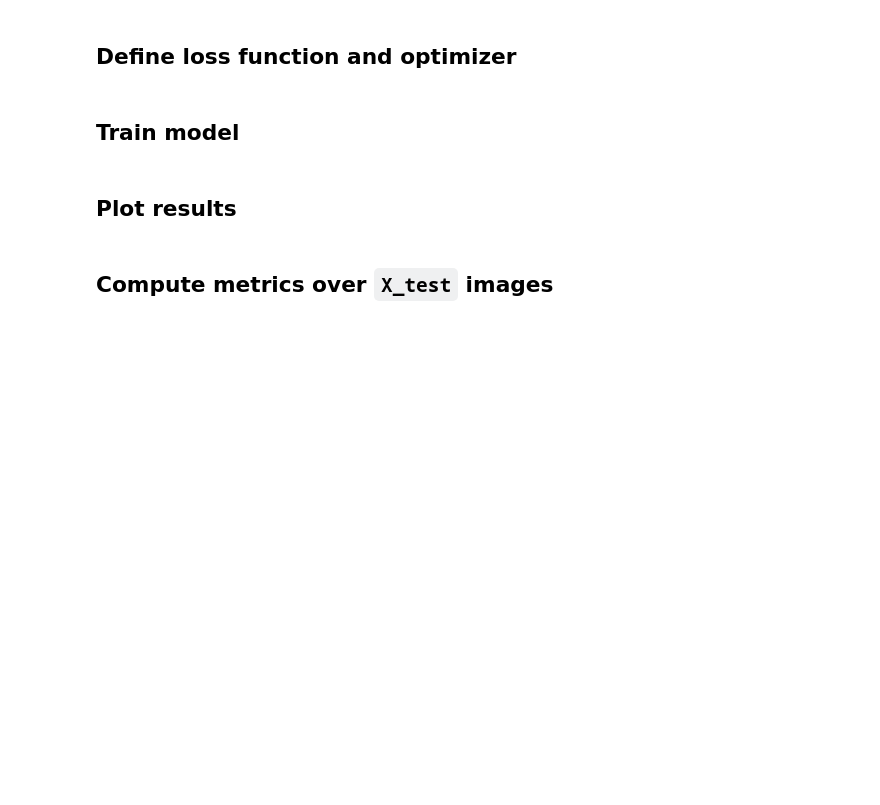
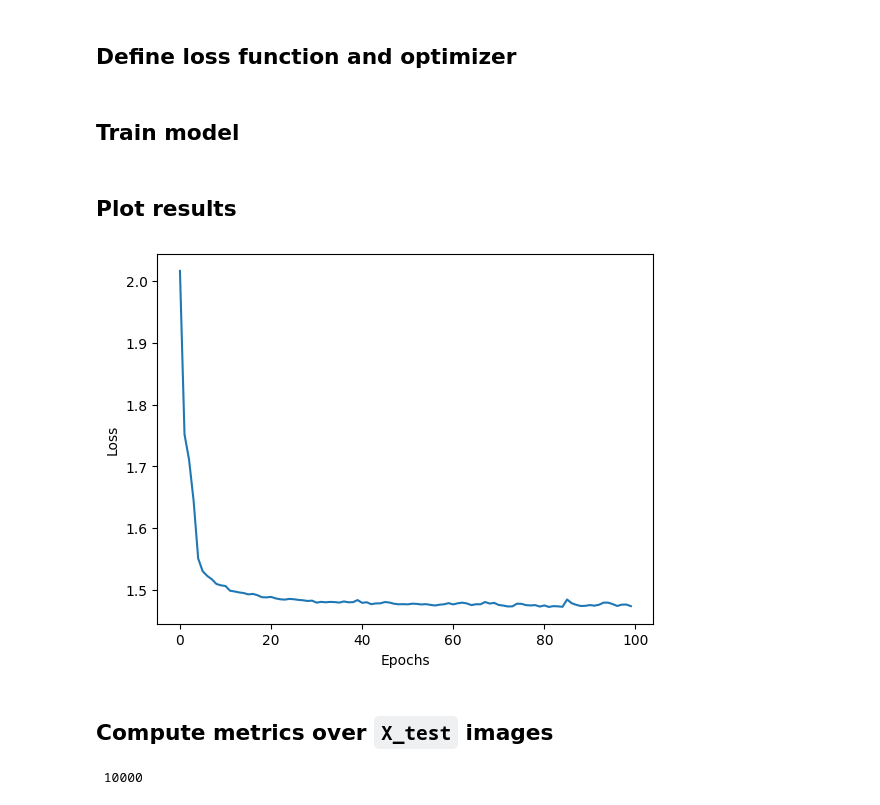
Before and after one commit to JuanJRP/machine_learning, a Jupyter notebook: Sem_10/MLP_pytorch.ipynb, the cells around one changed output. Saved outputs shown, nothing was run; the diff lists cells and outputs as text; code cells hidden in the pictures; blank space fills up the shorter version.

````diff
--- a/Sem_10/MLP_pytorch.ipynb
+++ b/Sem_10/MLP_pytorch.ipynb
@@ -115,8 +114,8 @@ Estimated Total Size (MB): 0.03
 # %% [markdown]
 ## Define loss function and optimizer
 # %%
-loss = nn.MSELoss()
-optimizer = torch.optim.Adam(model.parameters(), lr = _ )
+loss = nn.CrossEntropyLoss() # nn.MSELoss()
+optimizer = torch.optim.Adam(model.parameters(), lr = 1e-3) # torch.optim.SGD(model.parameters(), lr = 1e-1)
 # %% [markdown]
 ## Train model
 # %%
@@ -125,24 +124,25 @@ epochs = 100
 batch_size = 200 # We dont train the whole dataset at the time
 losses = []
 
-for _ : # Iterate over all the num of epochs
-  #
-  progress = _
+progress = tqdm(range(epochs), ncols=100);
+
+for epoch in progress : # Iterate over all the num of epochs
+
   batch_losses = 0
 
-  for _ : # Iterate over all batches of data
-    #
+  for batch_i in range(0, len(X_train), batch_size) : # Iterate over all batches of data
+
     # First step, take the data from the dataset
-    batch_X = _
-    batch_y = _
-    batch_X = torch.from_numpy(batch_X) # Convert to torch tensor to feed the graph
-    batch_y = torch.from_numpy(batch_y) # Convert to torch tensor to feed the graph
+    batch_X = X_train[ batch_i : batch_i + batch_size ]
+    batch_y = y_train[ batch_i : batch_i + batch_size ]
+    batch_X = torch.from_numpy(batch_X).to(torch.float32) # Convert to torch tensor to feed the graph
+    batch_y = torch.from_numpy(batch_y).to(torch.float32) # Convert to torch tensor to feed the graph
 
     # Zero the gradients
     optimizer.zero_grad()
 
     # Perform forward pass
-    predictions = _
+    predictions = model(batch_X)
 
     # Compute loss
     batch_loss = loss(predictions, batch_y)
@@ -156,19 +156,41 @@ for _ : # Iterate over all the num of epochs
     ## Accumulate loss to compute mean over all batches
     batch_losses += batch_loss.item()
 
-    # Compute time and show all progress
-    elapsed_time = time.time() - start_time
-    progress.set_description("[Epoch %d/%d] [Batch %d/%d] [Loss: %f] time: %3f" % (epoch, epochs,
-                                                                          batch_i, len(X_train),
-                                                                          batch_loss.item(),
-                                                                          elapsed_time))
+  epoch_loss = batch_losses / (len(X_train) / batch_size)
+
+  # Compute time and show all progress
+  progress.set_description("[Epoch %d/%d] [Loss: %f]" % (epoch, epochs, epoch_loss))
 
   # Save epoch loss
-  losses.append(batch_losses/(len(X_train)/batch_size))
+  losses.append(batch_losses/(len(X_train)/batch_size));
 # %% [markdown]
 ## Plot results
 # %%
 # Plot progress (loss function)
+plt.plot(losses)
+plt.xlabel('Epochs')
+plt.ylabel('Loss')
+plt.show()
+# %% [output]
+[figure, added]
 # %% [markdown]
 ## Compute metrics over ```X_test``` images
+# %%
+progress = tqdm(range( 0 , len(X_test) , batch_size ), ncols=100);
+predictions = []
+
+for batch_i in progress : # Iterate over all batches of data
+
+  batch_X = X_test[ batch_i : batch_i + batch_size ]
+  batch_y = y_test[ batch_i : batch_i + batch_size ]
+  batch_X = torch.from_numpy(batch_X).to(torch.float32)
+  batch_y = torch.from_numpy(batch_y).to(torch.float32)
+
+  # Perform forward pass to compute predictions
+  batch_predictions = model(batch_X)
+  predictions.extend(batch_predictions.detach().numpy())
+
+print ('\n\n', len(predictions));
+# %% [output]
+ 10000
 # %%
````
Also changed, not shown: parts of 3 cells of this notebook.
